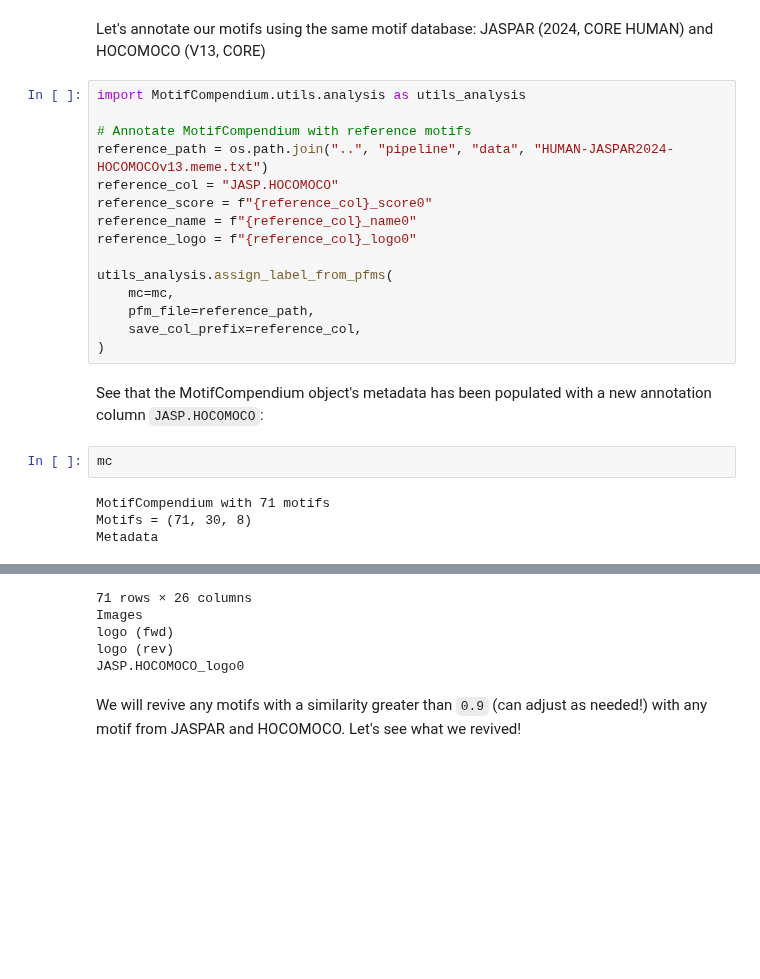
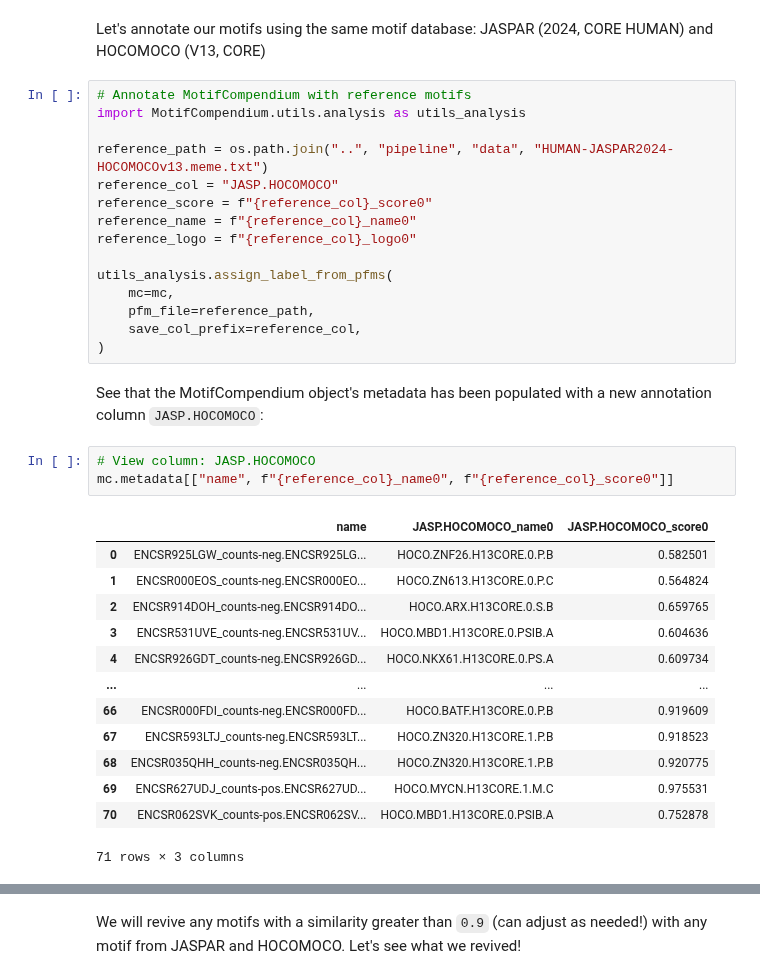
Before and after one commit to kundajelab/MotifCompendium, a Jupyter notebook: tutorials/6_motif_filtering.ipynb, the cells around one changed output, grey strips where cells are left out. Cells and saved outputs as stored; diff of their text form; blank space fills up the shorter version.

```diff
--- a/tutorials/6_motif_filtering.ipynb
+++ b/tutorials/6_motif_filtering.ipynb
@@ -564,9 +574,9 @@ To prevent these "false negatives" (real motif, erroneously flagged for removal)
 # %% [markdown]
 Let's annotate our motifs using the same motif database: JASPAR (2024, CORE HUMAN) and HOCOMOCO (V13, CORE)
 # %%
+# Annotate MotifCompendium with reference motifs
 import MotifCompendium.utils.analysis as utils_analysis
 
-# Annotate MotifCompendium with reference motifs
 reference_path = os.path.join("..", "pipeline", "data", "HUMAN-JASPAR2024-HOCOMOCOv13.meme.txt")
 reference_col = "JASP.HOCOMOCO"
 reference_score = f"{reference_col}_score0"
@@ -581,8 +591,19 @@ utils_analysis.assign_label_from_pfms(
 # %% [markdown]
 See that the MotifCompendium object's metadata has been populated with a new annotation column `JASP.HOCOMOCO`:
 # %%
-mc
+# View column: JASP.HOCOMOCO
+mc.metadata[["name", f"{reference_col}_name0", f"{reference_col}_score0"]]
 # %% [output]
+|  | name | JASP.HOCOMOCO_name0 | JASP.HOCOMOCO_score0 |
+| 0 | ENCSR925LGW_counts-neg.ENCSR925LG... | HOCO.ZNF26.H13CORE.0.P.B | 0.582501 |
+| 1 | ENCSR000EOS_counts-neg.ENCSR000EO... | HOCO.ZN613.H13CORE.0.P.C | 0.564824 |
+| 2 | ENCSR914DOH_counts-neg.ENCSR914DO... | HOCO.ARX.H13CORE.0.S.B | 0.659765 |
+| 3 | ENCSR531UVE_counts-neg.ENCSR531UV... | HOCO.MBD1.H13CORE.0.PSIB.A | 0.604636 |
+| 4 | ENCSR926GDT_counts-neg.ENCSR926GD... | HOCO.NKX61.H13CORE.0.PS.A | 0.609734 |
+| ... | ... | ... | ... |
+| 66 | ENCSR000FDI_counts-neg.ENCSR000FD... | HOCO.BATF.H13CORE.0.P.B | 0.919609 |
+| 67 | ENCSR593LTJ_counts-neg.ENCSR593LT... | HOCO.ZN320.H13CORE.1.P.B | 0.918523 |
+| 68 | ENCSR035QHH_counts-neg.ENCSR035QH... | HOCO.ZN320.H13CORE.1.P.B | 0.920775 |
+| 69 | ENCSR627UDJ_counts-pos.ENCSR627UD... | HOCO.MYCN.H13CORE.1.M.C | 0.975531 |
+| 70 | ENCSR062SVK_counts-pos.ENCSR062SV... | HOCO.MBD1.H13CORE.0.PSIB.A | 0.752878 |
-MotifCompendium with 71 motifs
-Motifs = (71, 30, 8)
-Metadata
+71 rows × 3 columns
@@ -601,8 +610,3 @@ Metadata
-71 rows × 26 columns
-Images
-logo (fwd)
-logo (rev)
-JASP.HOCOMOCO_logo0
 # %% [markdown]
 We will revive any motifs with a similarity greater than `0.9` (can adjust as needed!) with any motif from JASPAR and HOCOMOCO. Let's see what we revived!
 # %%
```
Also changed, not shown: parts of 17 cells of this notebook, 6 other files.
